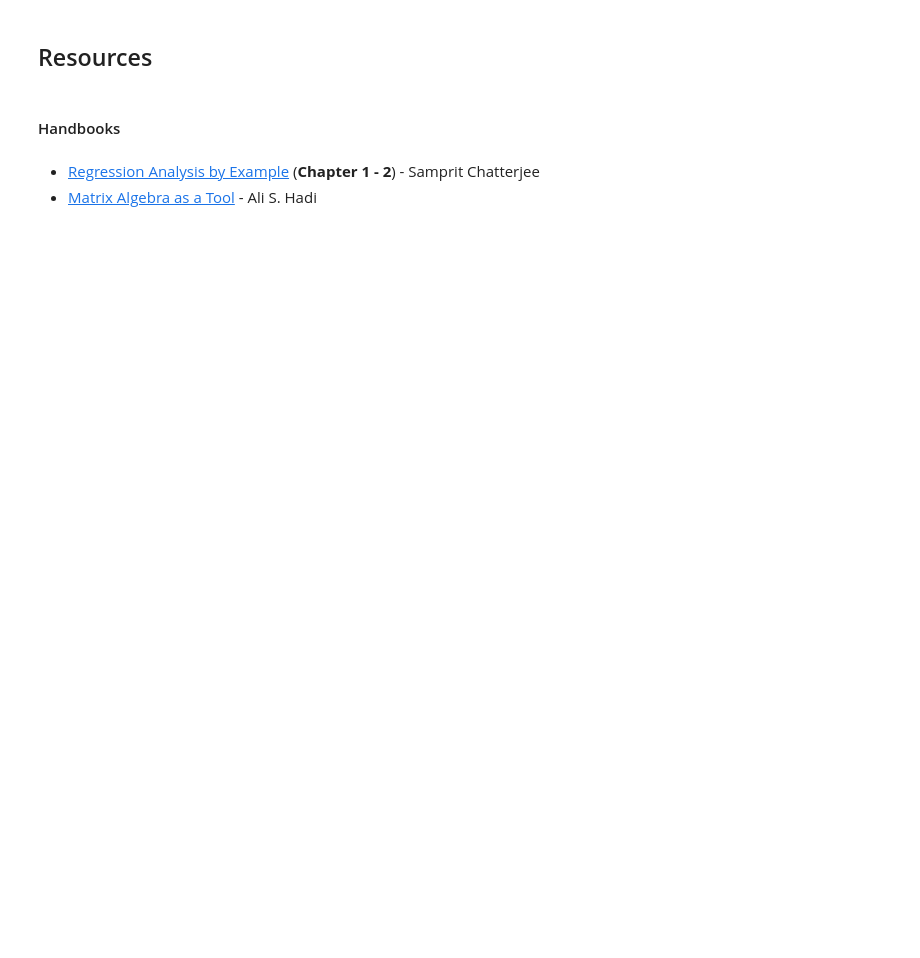
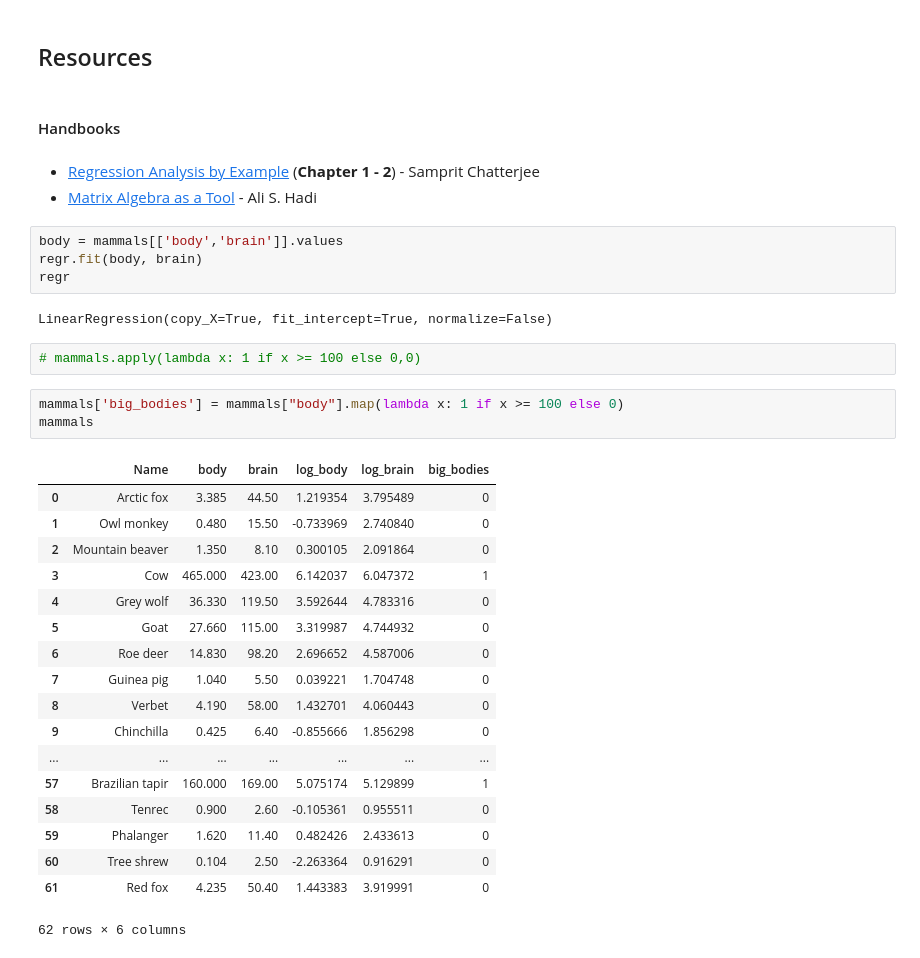
Before and after one commit to neone4373/winter_2014_lessons, a Jupyter notebook: notebooks/05 - Linear Regression.ipynb, the cells around one changed output. Cells and saved outputs as stored; diff of their text form; blank space fills up the shorter version.

```diff
--- a/notebooks/05 - Linear Regression.ipynb
+++ b/notebooks/05 - Linear Regression.ipynb
@@ -467,3 +485,33 @@ used to "normalize" our "logged" values. ***Note: Make sure you start a new line
 # %% [markdown]
 * [Regression Analysis by Example](http://type.hk:2551/calibre/browse/book/294) (**Chapter 1 - 2**) - Samprit Chatterjee
 * [Matrix Algebra as a Tool](http://book.type.hk/calibre/browse/book/464) - Ali S. Hadi
+# %%
+body = mammals[['body','brain']].values
+regr.fit(body, brain)
+regr
+# %% [output]
+LinearRegression(copy_X=True, fit_intercept=True, normalize=False)
+# %%
+# mammals.apply(lambda x: 1 if x >= 100 else 0,0)
+# %%
+mammals['big_bodies'] = mammals["body"].map(lambda x: 1 if x >= 100 else 0)
+mammals
+# %% [output]
+|  | Name | body | brain | log_body | log_brain | big_bodies |
+| 0 | Arctic fox | 3.385 | 44.50 | 1.219354 | 3.795489 | 0 |
+| 1 | Owl monkey | 0.480 | 15.50 | -0.733969 | 2.740840 | 0 |
+| 2 | Mountain beaver | 1.350 | 8.10 | 0.300105 | 2.091864 | 0 |
+| 3 | Cow | 465.000 | 423.00 | 6.142037 | 6.047372 | 1 |
+| 4 | Grey wolf | 36.330 | 119.50 | 3.592644 | 4.783316 | 0 |
+| 5 | Goat | 27.660 | 115.00 | 3.319987 | 4.744932 | 0 |
+| 6 | Roe deer | 14.830 | 98.20 | 2.696652 | 4.587006 | 0 |
+| 7 | Guinea pig | 1.040 | 5.50 | 0.039221 | 1.704748 | 0 |
+| 8 | Verbet | 4.190 | 58.00 | 1.432701 | 4.060443 | 0 |
+| 9 | Chinchilla | 0.425 | 6.40 | -0.855666 | 1.856298 | 0 |
+| ... | ... | ... | ... | ... | ... | ... |
+| 57 | Brazilian tapir | 160.000 | 169.00 | 5.075174 | 5.129899 | 1 |
+| 58 | Tenrec | 0.900 | 2.60 | -0.105361 | 0.955511 | 0 |
+| 59 | Phalanger | 1.620 | 11.40 | 0.482426 | 2.433613 | 0 |
+| 60 | Tree shrew | 0.104 | 2.50 | -2.263364 | 0.916291 | 0 |
+| 61 | Red fox | 4.235 | 50.40 | 1.443383 | 3.919991 | 0 |
+62 rows × 6 columns
```
Also changed, not shown: parts of 7 cells of this notebook, 10 other files.
